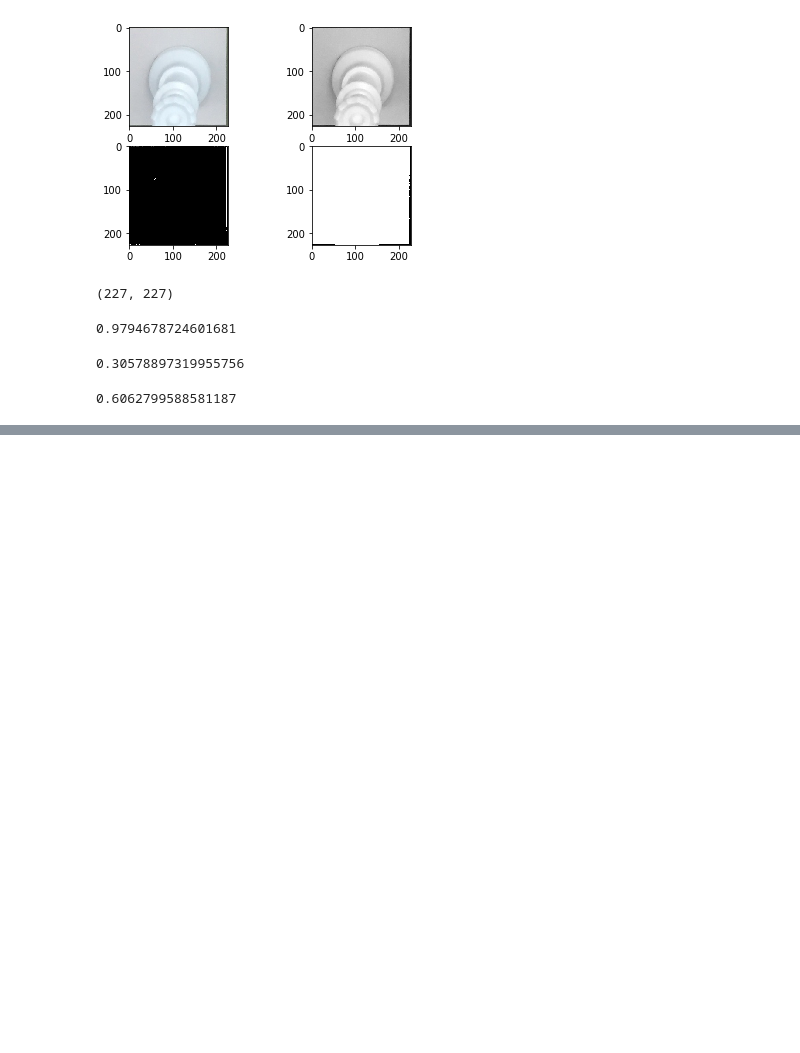
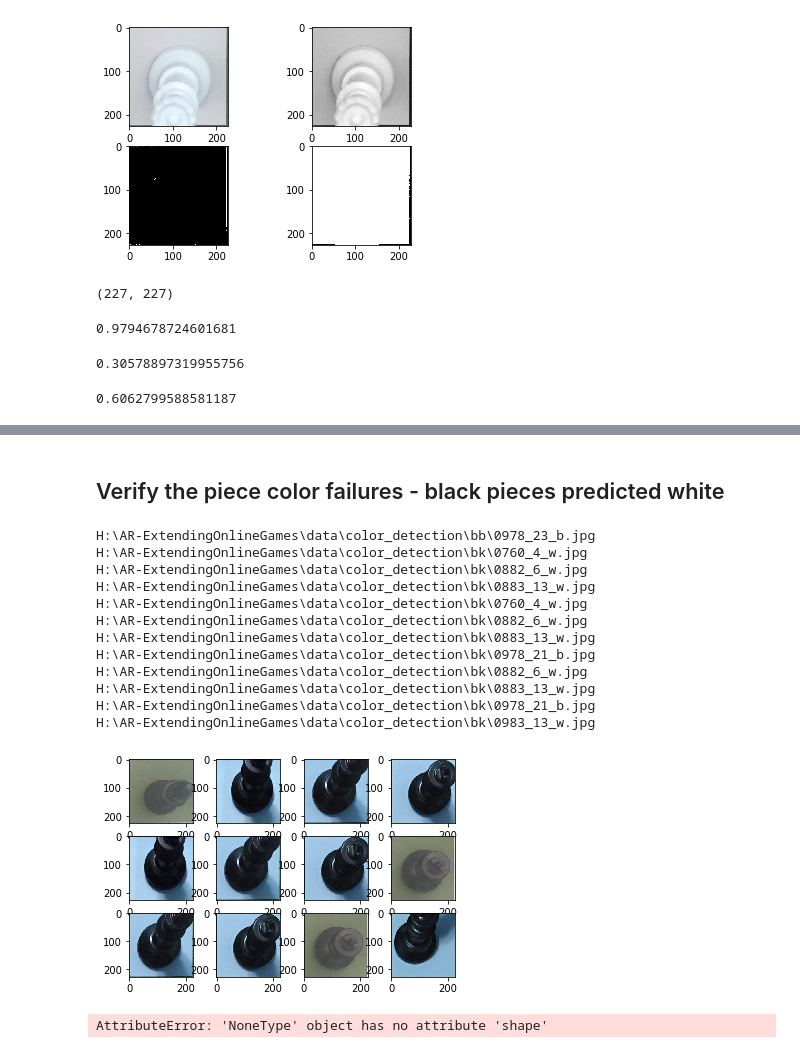
Before and after one commit to ace-racer/Extending-Board-Games-using-deep-learning, a Jupyter notebook: chess_piece_detection/Grayscale processing.ipynb, the cells around one changed output, grey strips where cells are left out. Drawn from its saved outputs; the diff is of its cells as text; code cells hidden in the pictures; blank space fills up the shorter version.

```diff
--- a/chess_piece_detection/Grayscale processing.ipynb
+++ b/chess_piece_detection/Grayscale processing.ipynb
@@ -163,8 +163,8 @@ np.count_nonzero(threshbw)/(threshbw.shape[0] * threshbw.shape[1])
 # %% [output]
 0.6062799588581187
 # %%
-def get_piece_and_bg_color(image_location):
-    print("Image location: " + image_location)
+def get_piece_and_bg_color(image_location, draw = False):
+    # print("Image location: " + image_location)
     image = cv2.imread(image_location)
     #plt.imshow(image)
 
@@ -183,14 +183,18 @@ def get_piece_and_bg_color(image_location):
 
     ret,thresh = cv2.threshold(gray,127,255,cv2.THRESH_BINARY)
 
-    #f, axarr = plt.subplots(2,2)
-    #axarr[0,0].imshow(image)
-    #axarr[0,1].imshow(gray, cmap='gray')
-    # axarr[1,0].imshow(edges, cmap='gray')
-    #axarr[1,1].imshow(thresh, cmap='gray')
+    if draw:
+        f, axarr = plt.subplots(2,2)
+        axarr[0,0].imshow(image)
+        axarr[0,1].imshow(gray, cmap='gray')
+        # axarr[1,0].imshow(edges, cmap='gray')
+        axarr[1,1].imshow(thresh, cmap='gray')
 
     image_size = thresh.shape[0] * thresh.shape[1]
     non_zero_ratio = np.count_nonzero(thresh)/image_size
+
+    if draw:
+        print(non_zero_ratio)
 
     piece_color_position_color = {}
 
@@ -216,6 +220,8 @@ piece_color_expected = []
 
 bg_color_actual = []
 bg_color_expected = []
+
+source_images = []
 
 for fol in os.listdir(data_path):
     if ((fol[0] == "b") or (fol[0] == "w")):
@@ -238,6 +244,7 @@ for fol in os.listdir(data_path):
                     bg_color_expected.append("w")
 
                 complete_file_loc = os.path.join(fol_path, file)
+                source_images.append(complete_file_loc)
                 # print(complete_file_loc)
                 piece_color_pos_color = get_piece_and_bg_color(complete_file_loc)
 
@@ -320,0 +318,37 @@ plot_confusion_matrix(cnf_matrix, classes=["black", "white"],
+# %% [markdown]
+## Verify the piece color failures - black pieces predicted white
+# %%
+black_piece_predicted_white = []
+for itr, c in enumerate(piece_color_expected):
+    if ((c == "b") and (piece_color_actual[itr] == "w")):
+        black_piece_predicted_white.append(itr)
+
+num_cols = 4
+num_rows = len(black_piece_predicted_white) // num_cols + 1
+f, axarr = plt.subplots(num_rows, num_cols)
+
+for itr in range(num_rows):
+    for jtr in range(num_cols):
+        image_pos = (black_piece_predicted_white[itr + jtr])
+        image_location = source_images[image_pos]
+        print(image_location)
+        image = cv2.imread(image_location)
+        axarr[itr, jtr].imshow(image, cmap='gray')
+# %% [output]
+H:\AR-ExtendingOnlineGames\data\color_detection\bb\0978_23_b.jpg
+H:\AR-ExtendingOnlineGames\data\color_detection\bk\0760_4_w.jpg
+H:\AR-ExtendingOnlineGames\data\color_detection\bk\0882_6_w.jpg
+H:\AR-ExtendingOnlineGames\data\color_detection\bk\0883_13_w.jpg
+H:\AR-ExtendingOnlineGames\data\color_detection\bk\0760_4_w.jpg
+H:\AR-ExtendingOnlineGames\data\color_detection\bk\0882_6_w.jpg
+H:\AR-ExtendingOnlineGames\data\color_detection\bk\0883_13_w.jpg
+H:\AR-ExtendingOnlineGames\data\color_detection\bk\0978_21_b.jpg
+H:\AR-ExtendingOnlineGames\data\color_detection\bk\0882_6_w.jpg
+H:\AR-ExtendingOnlineGames\data\color_detection\bk\0883_13_w.jpg
+H:\AR-ExtendingOnlineGames\data\color_detection\bk\0978_21_b.jpg
+H:\AR-ExtendingOnlineGames\data\color_detection\bk\0983_13_w.jpg
+[figure, added]
+# %%
+print(get_piece_and_bg_color("H:\\AR-ExtendingOnlineGames\\data\\color_detection\\bk\\0978_21_b.jpg", True))
+# %% [output]
+AttributeError: 'NoneType' object has no attribute 'shape'
```
Also changed, not shown: parts of 3 cells of this notebook.
